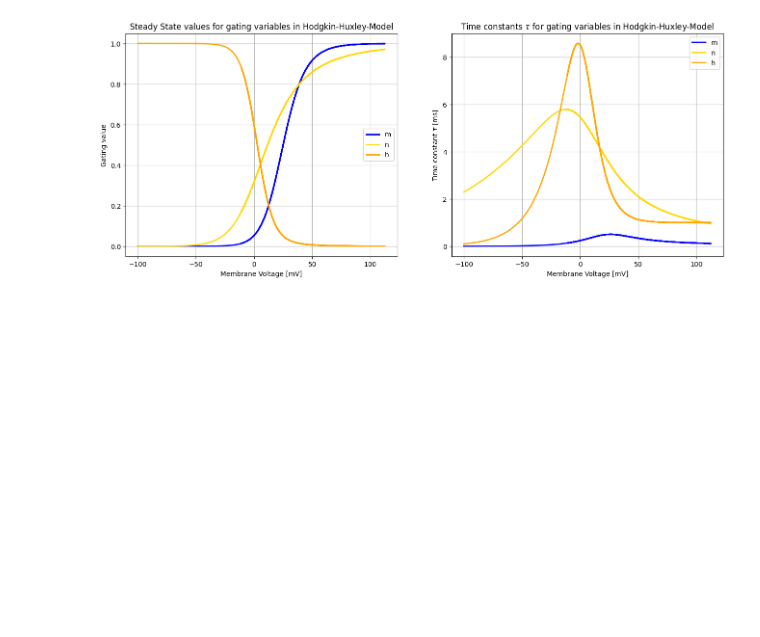
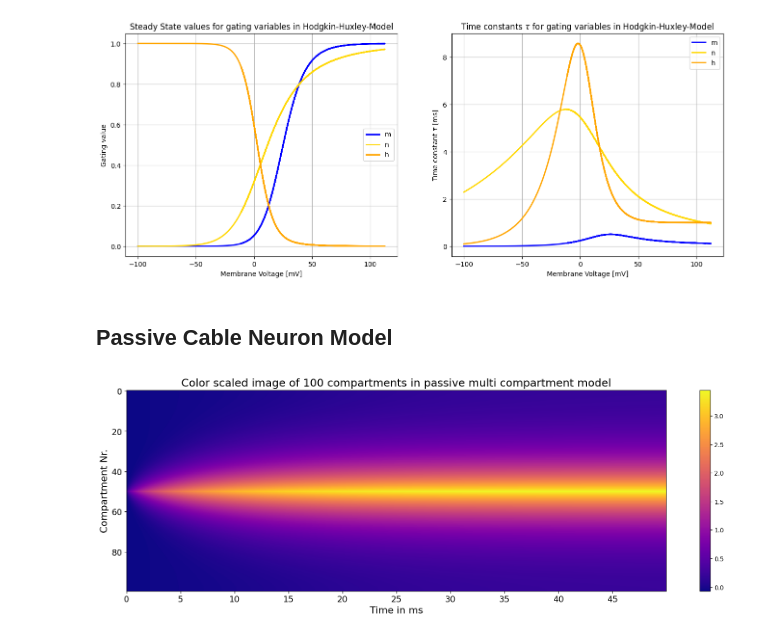
Before and after one commit to YKarsten/Neuron-Simulation, a Jupyter notebook: Neuron-Simulation.ipynb, the cells around one changed output. Saved outputs shown, nothing was run; the diff lists cells and outputs as text; code cells hidden in the pictures; blank space fills up the shorter version.

```diff
--- a/Neuron-Simulation.ipynb
+++ b/Neuron-Simulation.ipynb
@@ -234,3 +255,62 @@ ax[1].grid()
 plt.show()
 # %% [output]
 [figure]
+# %% [markdown]
+## Passive Cable Neuron Model
+# %%
+import numpy as np
+import matplotlib.pyplot as plt
+
+# Parameters
+# time
+dt = 0.01
+t = np.arange(dt, 50 + dt, dt)
+
+# compartments
+n = 100
+
+# membrane
+Cm = 1
+Rm = 10
+
+# membrane voltage
+Vm = np.ones((n, len(t)))*-70e-3
+
+# axon
+p = 6e-4
+L = 0.1e-4
+r = 2e-4
+Ra = (p * L) / (np.pi * r ** 2)
+
+c = np.ones(n) * -2
+c[0] = -1
+c[-1] = -1
+
+C = np.diag(c) + np.diag(np.ones(n - 1), 1) + np.diag(np.ones(n - 1), -1)
+
+A = np.eye(n) - (dt / (Cm * Ra)) * C
+
+Istim = np.zeros((n, len(t)))
+Istim[n // 2, :] = 10
+
+for idx in range(len(t) - 1):
+    Ihh = Vm[:, idx] / Rm
+    b = Vm[:, idx] + (dt / Cm * (-Ihh + Istim[:, idx])).astype(np.float64) # np.float64 prevents RuntimeWarning: overflow encountered in scalar operation
+    Vm[:, idx + 1] = np.linalg.solve(A, b)
+
+lambda_val = np.max(Vm[49, :]) * 0.37
+
+# Plots
+fig, ax = plt.subplots(figsize=(20, 6))
+
+# Color scaled image of compartments
+im = ax.imshow(Vm, aspect='auto', cmap='plasma')
+fig.colorbar(im, ax=ax)
+ax.set_xlabel('Time in ms', fontsize=16)
+ax.set_ylabel('Compartment Nr.', fontsize=16)
+ax.set_title('Color scaled image of 100 compartments in passive multi compartment model', fontsize=18)
+ax.set_xticks(np.arange(0, len(t), len(t) // 10))
+ax.set_xticklabels(np.arange(0, 50, 5))
+ax.tick_params(labelsize=14)
+# %% [output]
+[figure, added]
```
Also changed, not shown: parts of 4 cells of this notebook, 1 other file.
